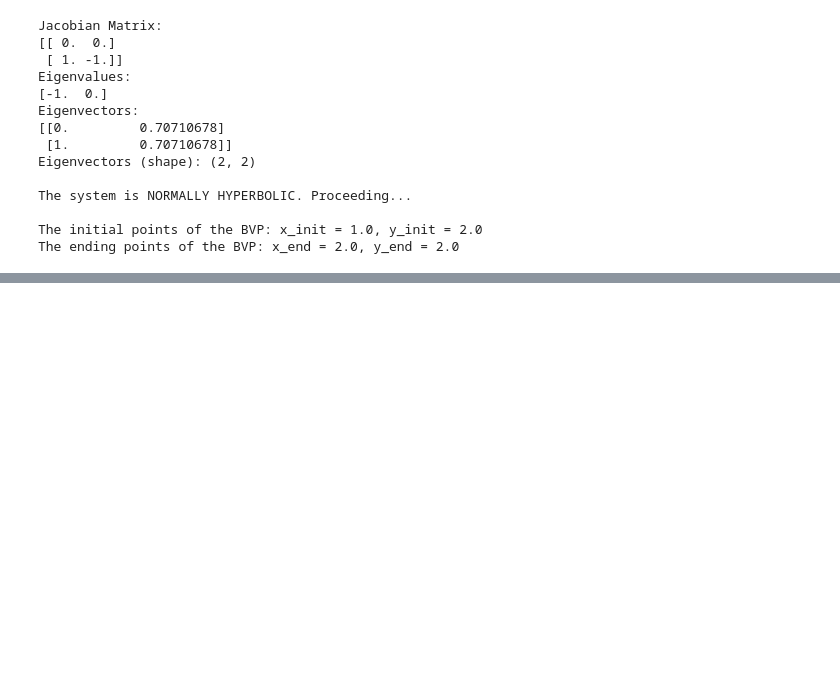
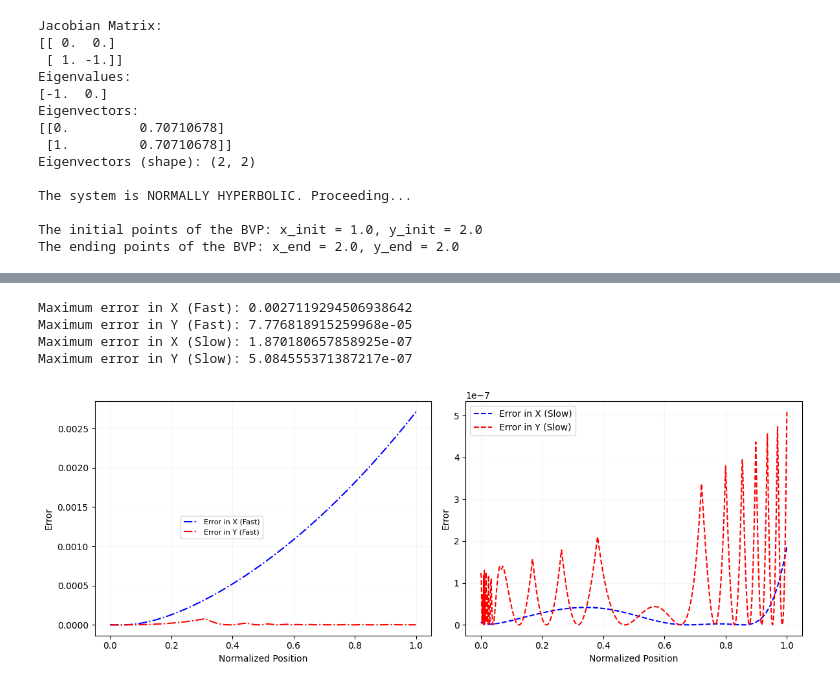
Before and after one commit to Hamid-Mofidi/PINNs_on_Multiple_timescale_dynamics, a Jupyter notebook: Reaction-Diffusion/PINN-rea-diffusion-eps0.01-error2.ipynb, the cells around one changed output, grey strips where cells are left out. Cells and saved outputs as stored; diff of their text form; code cells hidden in the pictures; blank space fills up the shorter version.

```diff
--- a/Reaction-Diffusion/PINN-rea-diffusion-eps0.01-error2.ipynb
+++ b/Reaction-Diffusion/PINN-rea-diffusion-eps0.01-error2.ipynb
@@ -460,0 +512,38 @@ plt.show()
+# %%
+# Print maximum errors
+print(f"Maximum error in X (Fast): {max_error_fast_x}")
+print(f"Maximum error in Y (Fast): {max_error_fast_y}")
+print(f"Maximum error in X (Slow): {max_error_slow_x}")
+print(f"Maximum error in Y (Slow): {max_error_slow_y}")
+
+
+# Plotting for visualization
+fig, axs = plt.subplots(1, 2, figsize=(12, 4.5))
+
+# Plot the solutions
+axs[0].plot(positions_fast, error_fast_x, '-.', color ='blue', label='Error in X (Fast)')
+axs[0].plot(positions_fast, error_fast_y, 'r-.', label='Error in Y (Fast)')
+
+
+axs[0].set_xlabel('Normalized Position')
+axs[0].set_ylabel('Error')
+axs[0].legend()
+axs[0].grid(True, alpha=0.1)
+axs[0].legend(prop={'size': 8}, bbox_to_anchor=(0.51, 0.4))
+
+axs[1].plot(positions_slow, error_slow_x, '--', color ='blue', label='Error in X (Slow)')
+axs[1].plot(positions_slow, error_slow_y, 'r--', label='Error in Y (Slow)')
+
+axs[1].set_xlabel('Normalized Position')
+axs[1].set_ylabel('Error')
+axs[1].legend()
+axs[1].grid(True, alpha=0.1)
+axs[0].legend(prop={'size': 8}, bbox_to_anchor=(0.51, 0.4))
+plt.tight_layout()
+plt.show()
+# %% [output]
+Maximum error in X (Fast): 0.0027119294506938642
+Maximum error in Y (Fast): 7.776818915259968e-05
+Maximum error in X (Slow): 1.870180657858925e-07
+Maximum error in Y (Slow): 5.084555371387217e-07
+[figure, added]
```
Also changed, not shown: parts of 12 cells of this notebook.
